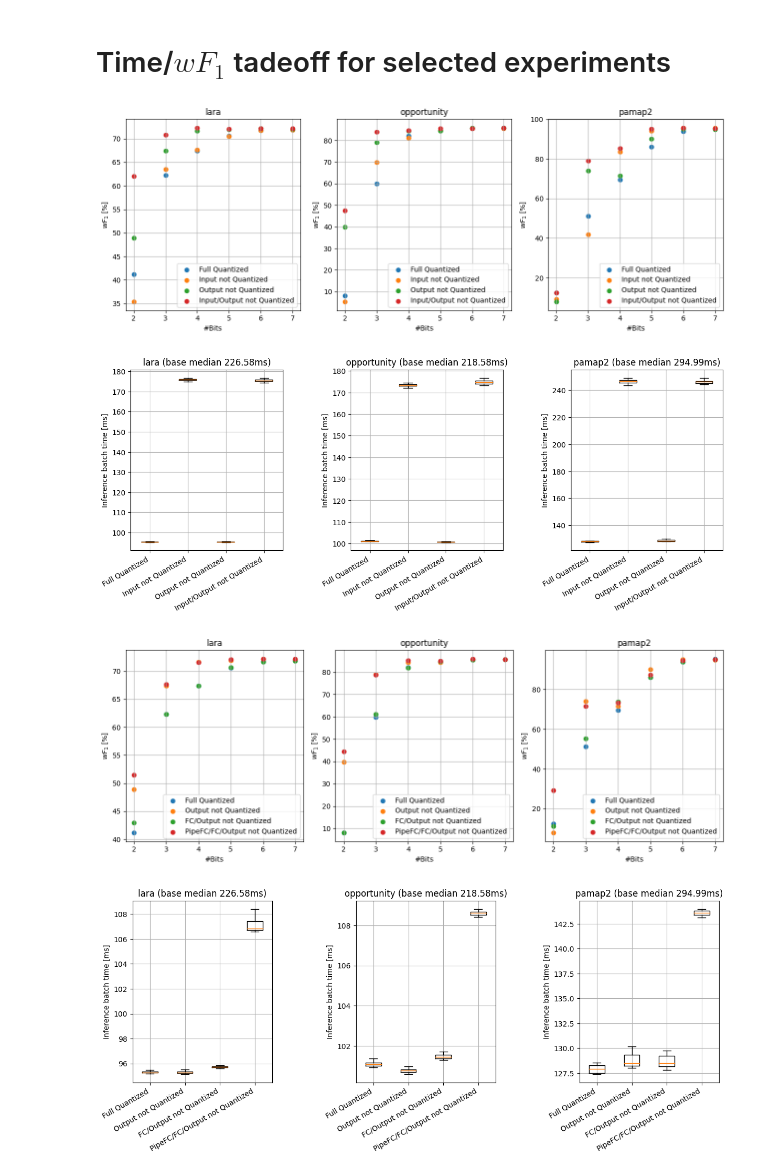
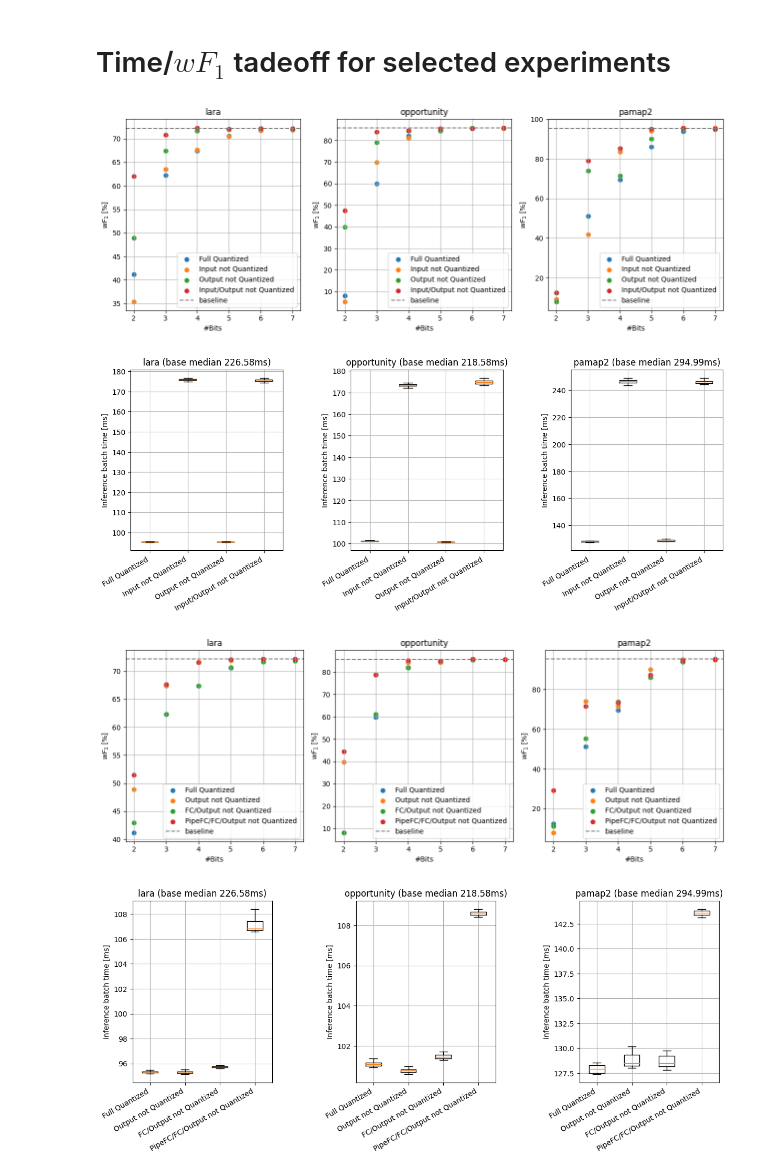
Before and after one commit to jroeger23/bachelor_thesis_code, a Jupyter notebook: eval_notebooks/ptq_cnn-imu_eval.ipynb, the cells around one changed output. Cells and saved outputs as stored; diff of their text form; code cells hidden in the pictures.

Commit message:
update ptq eval notebook (baseline)

```diff
--- a/eval_notebooks/ptq_cnn-imu_eval.ipynb
+++ b/eval_notebooks/ptq_cnn-imu_eval.ipynb
@@ -631,6 +631,9 @@ for cfg_comparison in (cfg_comparison_1, cfg_comparison_2, cfg_comparison_3):
 
       axs[ix].scatter(x=s_xs, y=s_ys*100, label=key, color=cmap(k_ix))
 
+    baseline_wf1 = base_experiment_by_dataset[dataset].metrics['test/wf1'].max() * 100
+    axs[ix].axhline(y=baseline_wf1, color='grey', linestyle='dashed', label='baseline')
+
     axs[ix].set_xlabel('#Bits')
     axs[ix].set_ylabel('$wF_1$ [%]')
     axs[ix].legend()
@@ -640,33 +643,33 @@ for cfg_comparison in (cfg_comparison_1, cfg_comparison_2, cfg_comparison_3):
 
   fig.tight_layout()
   fig.show()
 
   # Time performance plots
   fig, axs = plt.subplots(1, len(ex_by_bits_by_cfg_by_dataset))
   fig.set_figwidth(fig.get_figwidth() * 2)
   for ix, (dataset, ex_by_bits_by_cfg) in enumerate(ex_by_bits_by_cfg_by_dataset.items()):
     b_xs = []
     b_labels = []
     b_colors = []
     for k_ix, (key, ex_by_bits) in enumerate(ex_by_bits_by_cfg.items()):
       b_xs.append(ex_by_bits[7].metrics['test/batch_time'] * 1000)
       b_labels.append(key)
       b_colors.append(cmap(k_ix))
 
     baseline_median = base_experiment_by_dataset[dataset].metrics['test/batch_time'].median() * 1000
 
     axs[ix].boxplot(x=b_xs, labels=b_labels, showfliers=False)
 
     axs[ix].set_ylabel('Inference batch time [ms]')
     axs[ix].grid()
     axs[ix].set_title(f'{dataset} (base median {baseline_median:.02f}ms)')
 
 
   fig.tight_layout()
   fig.autofmt_xdate()
   fig.show()
 # %% [output]
-[figure, old version]
+[figure, new version]
 [figure]
-[figure, old version]
+[figure, new version]
 [figure]
```
Also changed, not shown: parts of 1 cell of this notebook.
